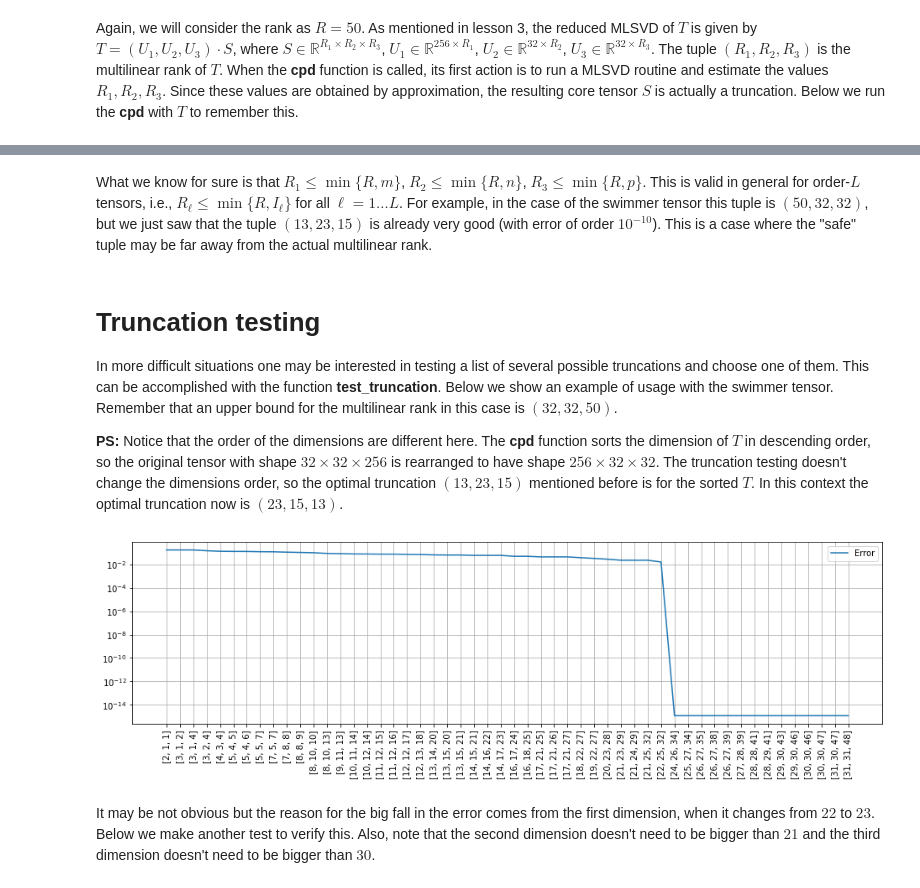
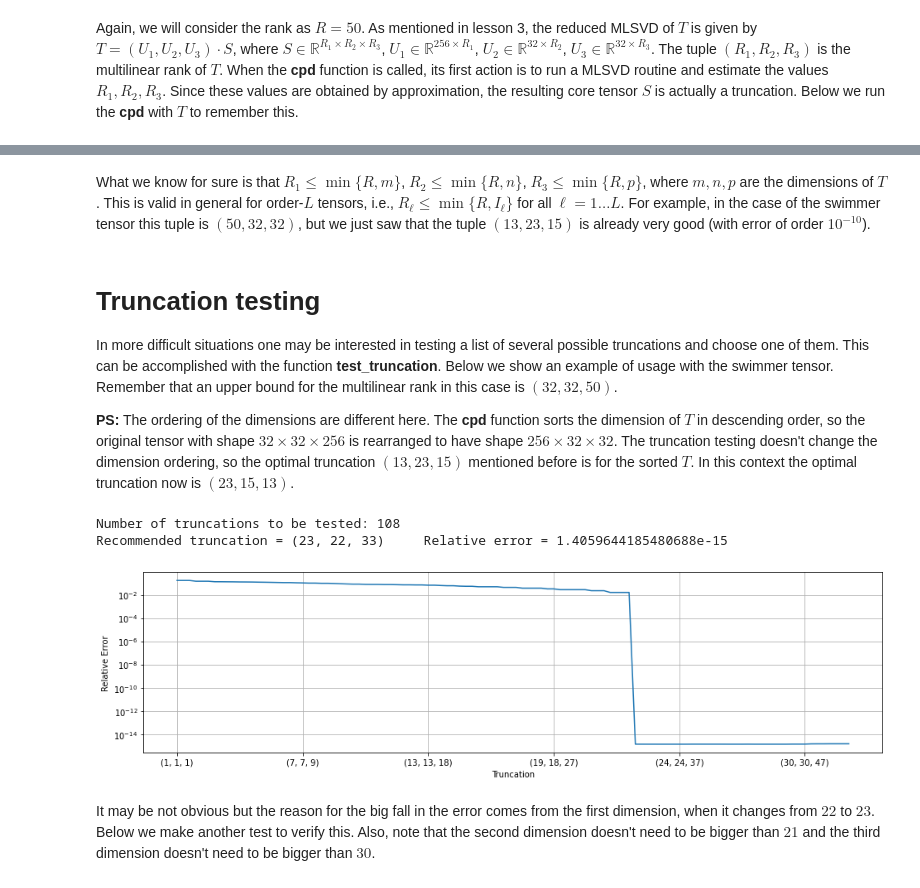
Before and after one commit to felipebottega/Tensor-Fox, a Jupyter notebook: tutorial/8-controlling_the_mlsvd_truncation.ipynb, the cells around one changed output, grey strips where cells are left out. Saved outputs shown, nothing was run; the diff lists cells and outputs as text; code cells hidden in the pictures.

```diff
--- a/tutorial/8-controlling_the_mlsvd_truncation.ipynb
+++ b/tutorial/8-controlling_the_mlsvd_truncation.ipynb
@@ -42,38 +45,46 @@ Final results
 # %% [markdown]
-What we know for sure is that $R_1 \leq \min\{ R, m \}$, $R_2 \leq \min\{ R, n \}$, $R_3 \leq \min\{ R, p \}$. This is valid in general for order-$L$ tensors, i.e., $R_\ell \leq \min\{ R, I_\ell \}$ for all $\ell = 1 \ldots L$. For example, in the case of the swimmer tensor this tuple is $(50, 32, 32)$, but we just saw that the tuple $(13, 23, 15)$ is already very good (with error of order $10^{-10}$). This is a case where the "safe" tuple may be far away from the actual multilinear rank.
+What we know for sure is that $R_1 \leq \min\{ R, m \}$, $R_2 \leq \min\{ R, n \}$, $R_3 \leq \min\{ R, p \}$, where $m, n, p$ are the dimensions of $T$. This is valid in general for order-$L$ tensors, i.e., $R_\ell \leq \min\{ R, I_\ell \}$ for all $\ell = 1 \ldots L$. For example, in the case of the swimmer tensor this tuple is $(50, 32, 32)$, but we just saw that the tuple $(13, 23, 15)$ is already very good (with error of order $10^{-10}$).
 # %% [markdown]
 # Truncation testing
 
 In more difficult situations one may be interested in testing a list of several possible truncations and choose one of them. This can be accomplished with the function **test_truncation**. Below we show an example of usage with the swimmer tensor. Remember that an upper bound for the multilinear rank in this case is $(32, 32, 50)$.
 
-**PS:** Notice that the order of the dimensions are different here. The **cpd** function sorts the dimension of $T$ in descending order, so the original tensor with shape $32 \times 32 \times 256$ is rearranged to have shape $256 \times 32 \times 32$. The truncation testing doesn't change the dimensions order, so the optimal truncation $(13, 23, 15)$ mentioned before is for the sorted $T$. In this context the optimal truncation now is $(23, 15, 13)$.
+**PS:** The ordering of the dimensions are different here. The **cpd** function sorts the dimension of $T$ in descending order, so the original tensor with shape $32 \times 32 \times 256$ is rearranged to have shape $256 \times 32 \times 32$. The truncation testing doesn't change the dimension ordering, so the optimal truncation $(13, 23, 15)$ mentioned before is for the sorted $T$. In this context the optimal truncation now is $(23, 15, 13)$.
-# %%
-# List random of truncations in ascending order.
-N = 60
-R1_max, R2_max, R3_max = 32, 32, 50
-R1_list = np.random.randint(1, R1_max, size=N)
-R1_list = np.sort(R1_list)
-R2_list = np.random.randint(1, R2_max, size=N)
-R2_list = np.sort(R2_list)
-R3_list = np.random.randint(1, R3_max, size=N)
-R3_list = np.sort(R3_list)
-trunc_list = [[R1_list[i], R2_list[i], R3_list[i]] for i in range(N)]
-
-# Start the tests.
-trunc_error = tfx.test_truncation(T, trunc_list, display=False)
-
-# Now we plot the evolution of the energy and the corresponding errors.
-trunc_str = [str(trunc_list[i]) for i in range(N)]
-
-plt.figure(figsize=[16, 4])
-plt.plot(trunc_str, trunc_error, label='Error')
-plt.yscale('log')
-plt.xticks(rotation=90)
-plt.legend()
-plt.grid()
-plt.show()
-# %% [output]
-[figure, removed]
+# %%
+# List random of truncations in ascending order.
+N = 1000
+Ri_max_list = [min(R, dim) for dim in dims]
+Ri_list = [np.sort(np.random.randint(1, Ri_max+1, size=N)) for Ri_max in Ri_max_list]
+trunc_list = [[Ri[i] for Ri in Ri_list] for i in range(N)]
+
+# Remove duplicates from the list.
+trunc_list = [x for n, x in enumerate(trunc_list) if x not in trunc_list[:n]]
+N = len(trunc_list)
+print('Number of truncations to be tested:', N)
+
+# Start the tests.
+trunc_error = tfx.test_truncation(T, trunc_list, display=False)
+
+# Now we plot the evolution of the energy and the corresponding errors.
+trunc_str = [str(trunc_list[i]) for i in range(N)]
+
+df = pd.DataFrame(index=[str(tuple(trunc_list[i])) for i in range(N)], data=trunc_error, columns=['Error'])
+
+# Print the first truncation with error than 1e-13.
+for idx in df.index:
+    if df.loc[idx, 'Error'] < 1e-13:
+        print('Recommended truncation =', idx, '    Relative error =', df.loc[idx, 'Error'], '\n')
+        break
+
+df.plot(figsize=[16, 4], grid=True, legend=[])
+plt.ylabel('Relative Error')
+plt.xlabel('Truncation')
+plt.yscale('log')
+plt.show()
+# %% [output]
+Number of truncations to be tested: 108
+Recommended truncation = (23, 22, 33)     Relative error = 1.4059644185480688e-15
+[figure, added]
 # %% [markdown]
 It may be not obvious but the reason for the big fall in the error comes from the first dimension, when it changes from $22$ to $23$. Below we make another test to verify this. Also, note that the second dimension doesn't need to be bigger than $21$ and the third dimension doesn't need to be bigger than $30$.
 # %%
```
Also changed, not shown: parts of 15 cells of this notebook, 1 other file.
